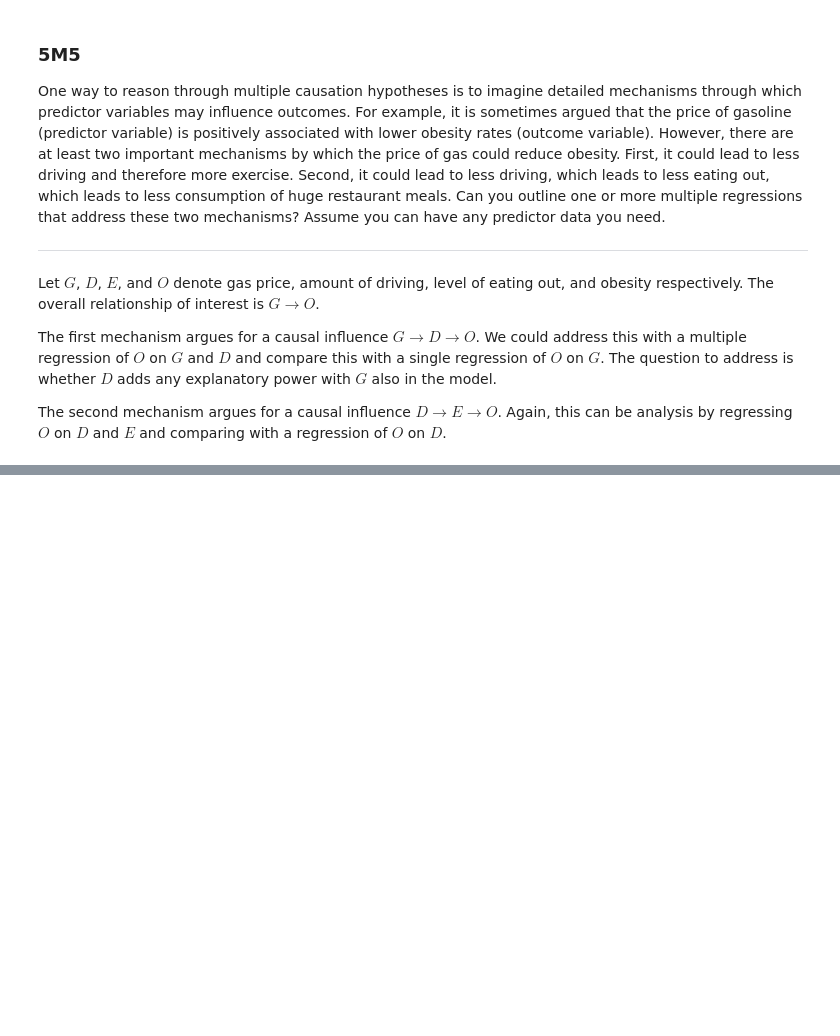
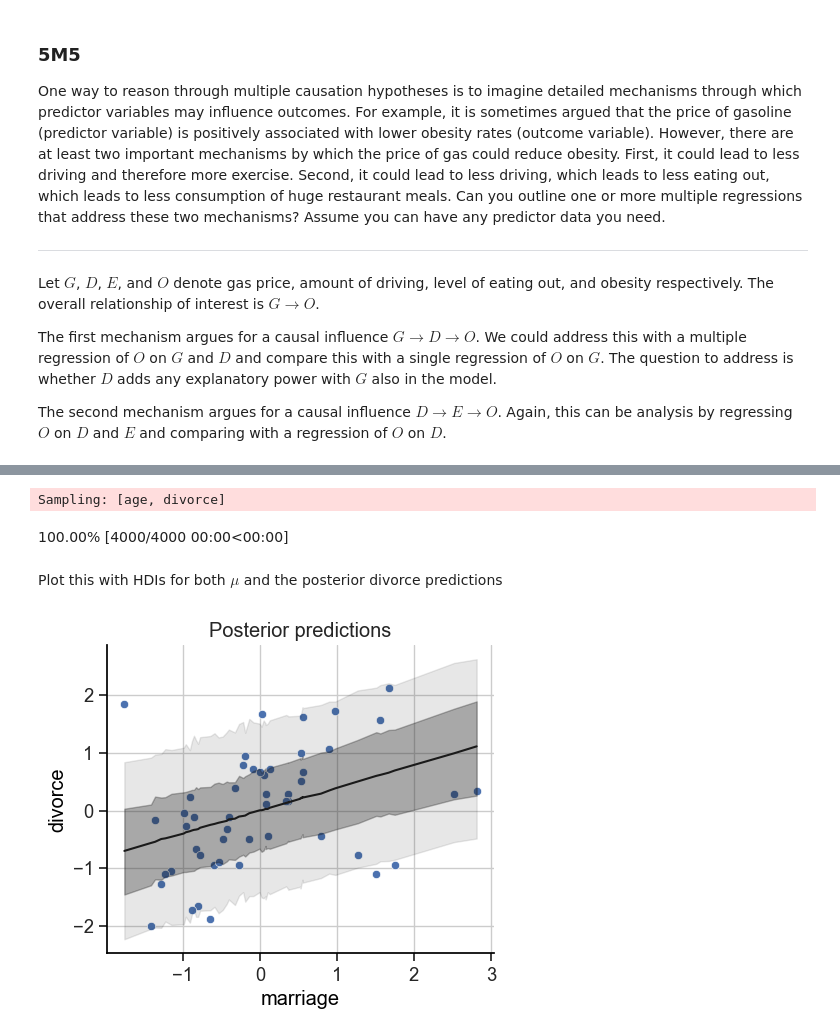
Before and after one commit to chris-leonard/statistical-rethinking, a Jupyter notebook: exercises/chapter_5.ipynb, the cells around one changed output, grey strips where cells are left out. Drawn from its saved outputs; the diff is of its cells as text; code cells hidden in the pictures; blank space fills up the shorter version.

```diff
--- a/exercises/chapter_5.ipynb
+++ b/exercises/chapter_5.ipynb
@@ -847,0 +993,38 @@ Again, this can be analysis by regressing $O$ on $D$ and $E$ and comparing with
+# %%
+with m_5h2:
+    trace_5h2 = pm.sample_posterior_predictive(
+        trace_5h2,
+        var_names=["mu_age", "age", "mu_divorce", "divorce"],
+        extend_inferencedata=True,
+        random_seed=RANDOM_SEED,
+    )
+# %% [output]
+Sampling: [age, divorce]
+100.00% [4000/4000 00:00<00:00]
+# %% [markdown]
+Plot this with HDIs for both $\mu$ and the posterior divorce predictions
+# %%
+fig, ax = plt.subplots(figsize=(5, 4))
+
+plot_posterior_predictions(
+    trace_5h2.constant_data.marriage,
+    trace_5h2.observed_data.divorce,
+    trace_5h2.posterior_predictive.mu_divorce,
+    ax=ax
+)
+
+divorce_hdi = az.hdi(trace_5h2.posterior_predictive.divorce, hdi_prob=0.89)
+hdi_data = pd.DataFrame({
+    "marriage": trace_5h2.constant_data.marriage,
+    "lower": divorce_hdi.divorce.sel(hdi="lower"),
+    "higher": divorce_hdi.divorce.sel(hdi="higher"),
+}).sort_values("marriage")
+ax.fill_between(
+    hdi_data.marriage,
+    hdi_data.lower,
+    hdi_data.higher,
+    color="k",
+    alpha=0.1,
+);
+# %% [output]
+[figure, added]
```
Also changed, not shown: parts of 106 cells of this notebook.
